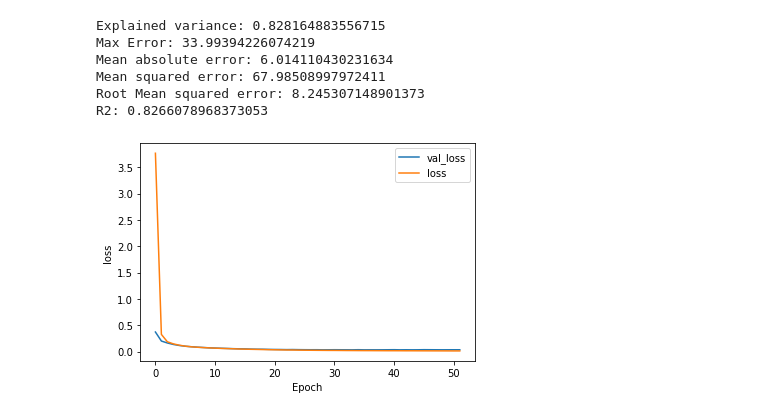
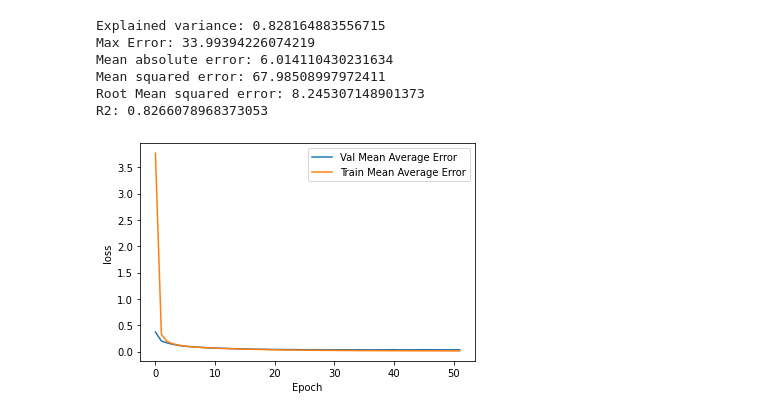
Before and after one commit to nickknapton12/BMEN415_Final_Project, a Jupyter notebook: Regression/Rachel/NN_Model1.ipynb, the cells around one changed output. Saved outputs shown, nothing was run; the diff lists cells and outputs as text; code cells hidden in the pictures.

Commit message:
Updated the training plot

```diff
--- a/Regression/Rachel/NN_Model1.ipynb
+++ b/Regression/Rachel/NN_Model1.ipynb
@@ -227,13 +227,13 @@ R2: 0.8266078968373053
 # %%
 x = list(range(52))
 vy = hist.history['val_loss']
 ty = hist.history['loss']
 
-plt.plot( x, vy, label='val_loss')
-plt.plot( x, ty, label='loss')
+plt.plot( x, vy, label='Val Mean Average Error')
+plt.plot( x, ty, label='Train Mean Average Error')
 plt.legend()
 plt.xlabel('Epoch')
 plt.ylabel('loss')
 plt.show()
 # %% [output]
-[figure, old version]
+[figure, new version]
```
Also changed, not shown: 1 other file.
